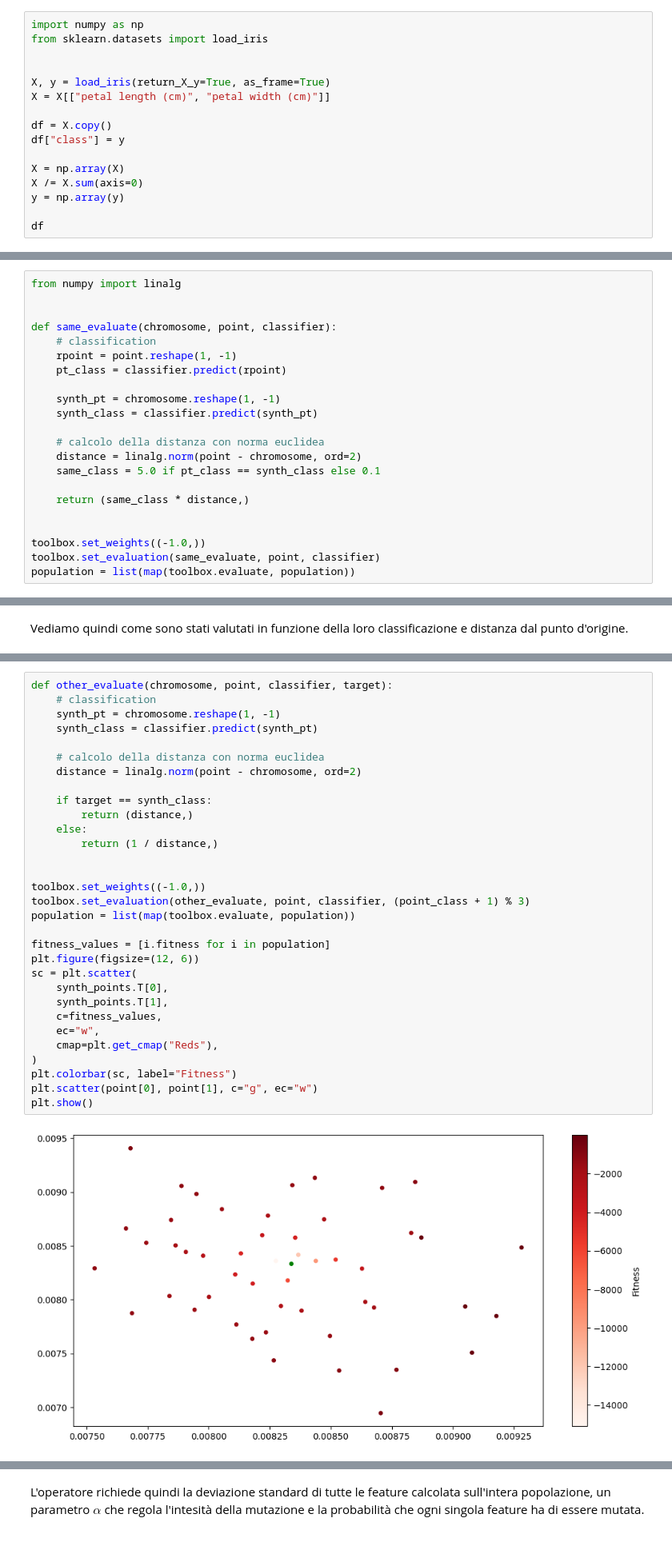
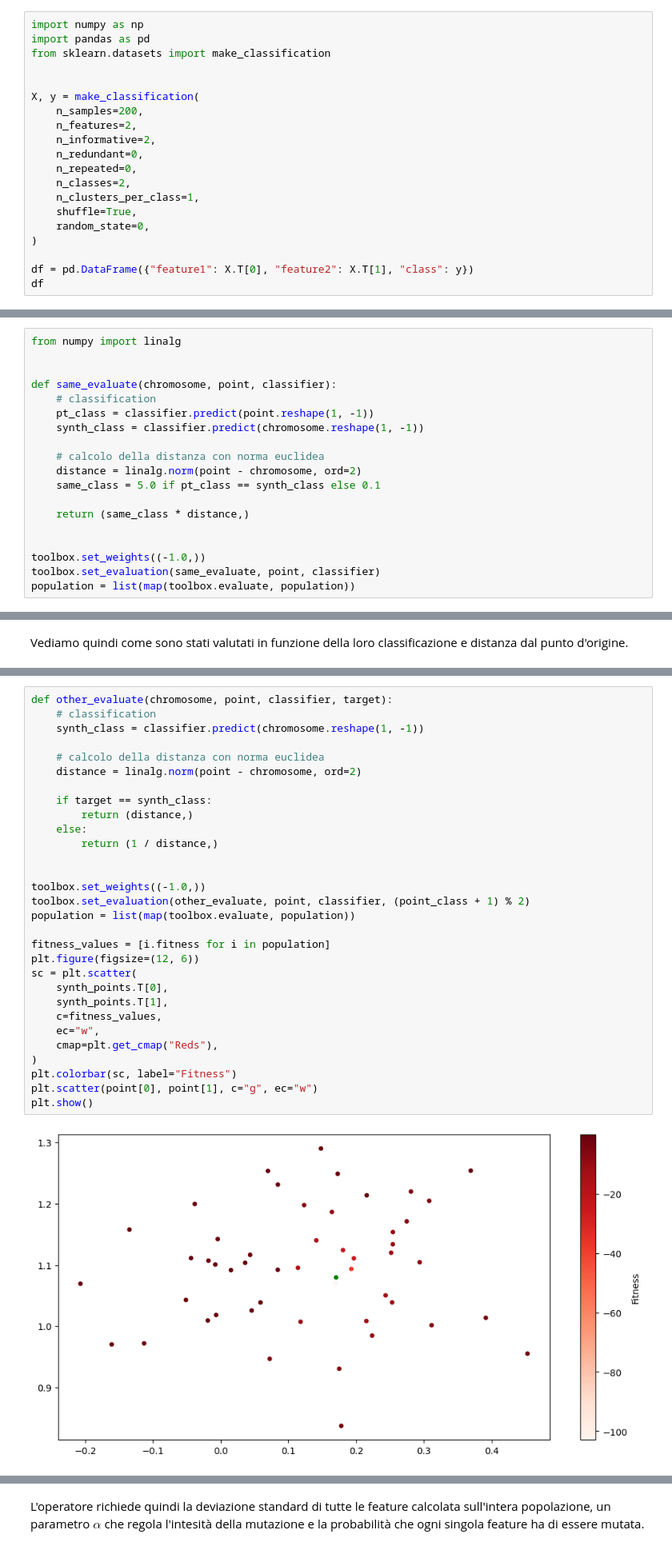
Before and after one commit to FedericoBustaffa/thesis, a Jupyter notebook: src/explain_classifier.ipynb, the cells around one changed output, grey strips where cells are left out. Shown: that part at 80% size. Drawn from its saved outputs; the diff is of its cells as text.

```diff
--- a/src/explain_classifier.ipynb
+++ b/src/explain_classifier.ipynb
@@ -17,18 +17,22 @@ a 2 sole feature (lunghezza e larghezza del petalo). Abbiamo poi 3 possibili
 classi.
 # %%
 import numpy as np
-from sklearn.datasets import load_iris
+import pandas as pd
+from sklearn.datasets import make_classification
 
 
-X, y = load_iris(return_X_y=True, as_frame=True)
-X = X[["petal length (cm)", "petal width (cm)"]]
+X, y = make_classification(
+    n_samples=200,
+    n_features=2,
+    n_informative=2,
+    n_redundant=0,
+    n_repeated=0,
+    n_classes=2,
+    n_clusters_per_class=1,
+    shuffle=True,
+    random_state=0,
+)
 
-df = X.copy()
-df["class"] = y
-
-X = np.array(X)
-X /= X.sum(axis=0)
-y = np.array(y)
-
+df = pd.DataFrame({"feature1": X.T[0], "feature2": X.T[1], "class": y})
 df
 # %% [output]
@@ -263,11 +269,8 @@ from numpy import linalg
 
 def same_evaluate(chromosome, point, classifier):
     # classification
-    rpoint = point.reshape(1, -1)
-    pt_class = classifier.predict(rpoint)
-
-    synth_pt = chromosome.reshape(1, -1)
-    synth_class = classifier.predict(synth_pt)
+    pt_class = classifier.predict(point.reshape(1, -1))
+    synth_class = classifier.predict(chromosome.reshape(1, -1))
 
     # calcolo della distanza con norma euclidea
     distance = linalg.norm(point - chromosome, ord=2)
@@ -328,36 +333,35 @@ dove $C_t$ è la classe target a cui stiamo cercando di arrivare.
 # %%
 def other_evaluate(chromosome, point, classifier, target):
     # classification
-    synth_pt = chromosome.reshape(1, -1)
-    synth_class = classifier.predict(synth_pt)
+    synth_class = classifier.predict(chromosome.reshape(1, -1))
 
     # calcolo della distanza con norma euclidea
     distance = linalg.norm(point - chromosome, ord=2)
 
     if target == synth_class:
         return (distance,)
     else:
         return (1 / distance,)
 
 
 toolbox.set_weights((-1.0,))
-toolbox.set_evaluation(other_evaluate, point, classifier, (point_class + 1) % 3)
+toolbox.set_evaluation(other_evaluate, point, classifier, (point_class + 1) % 2)
 population = list(map(toolbox.evaluate, population))
 
 fitness_values = [i.fitness for i in population]
 plt.figure(figsize=(12, 6))
 sc = plt.scatter(
     synth_points.T[0],
     synth_points.T[1],
     c=fitness_values,
     ec="w",
     cmap=plt.get_cmap("Reds"),
 )
 plt.colorbar(sc, label="Fitness")
 plt.scatter(point[0], point[1], c="g", ec="w")
 plt.show()
 # %% [output]
-[figure, old version]
+[figure, new version]
 # %% [markdown]
 ### Crossover
 
```
Also changed, not shown: parts of 15 cells of this notebook, 1 other file.
